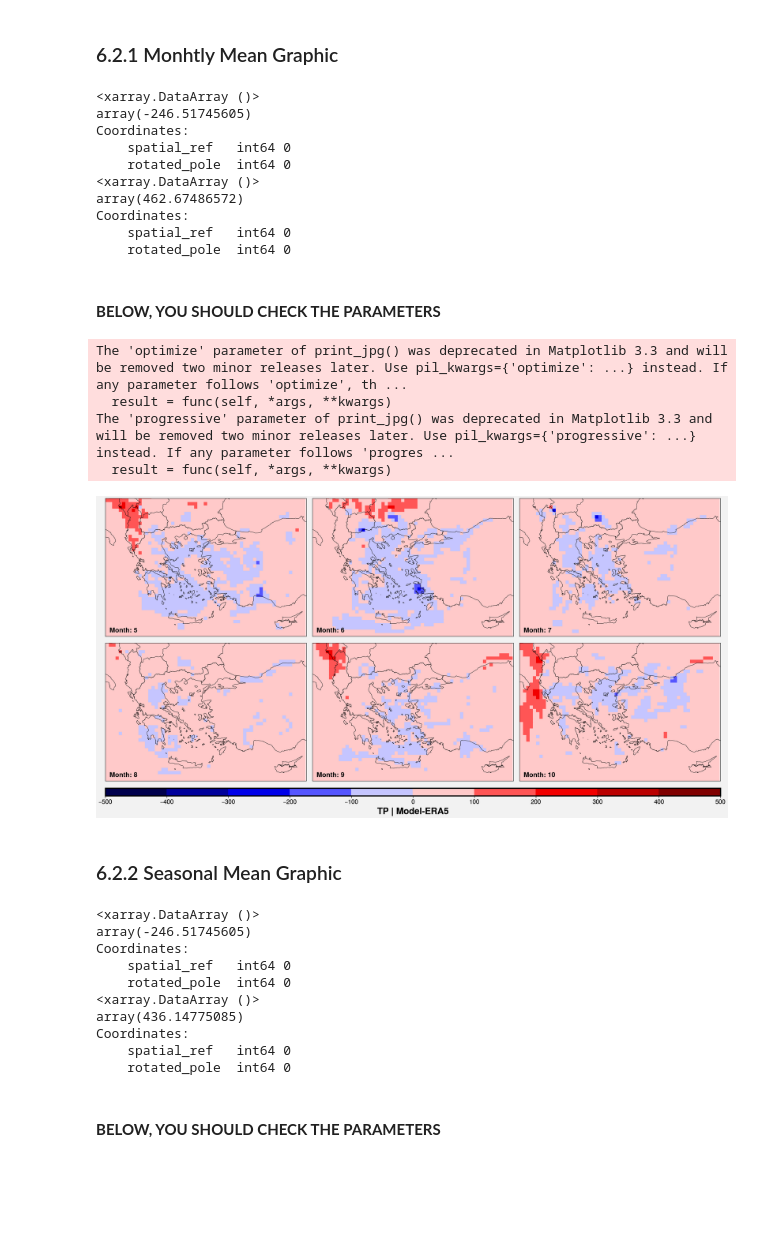
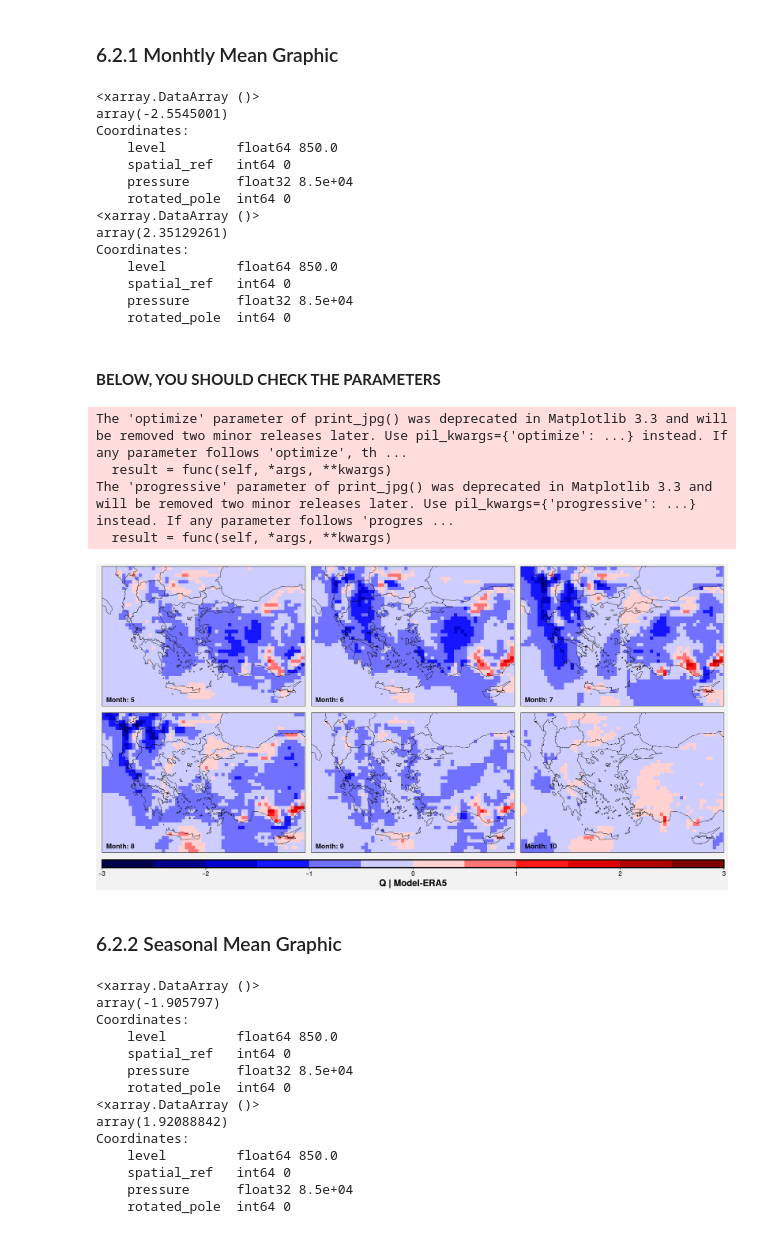
Before and after one commit to donmezkutay/Climate-Modelling-Lesson-Project, a Jupyter notebook: process_2D_graphics.ipynb, the cells around one changed output. Cells and saved outputs as stored; diff of their text form; code cells hidden in the pictures; blank space fills up the shorter version.

```diff
--- a/process_2D_graphics.ipynb
+++ b/process_2D_graphics.ipynb
@@ -40,14 +29,14 @@ The autoreload extension is already loaded. To reload it, use:
 #### **BELOW, YOU SHOULD CHECK THE PARAMETERS**
 # %%
 # Parameters to change ------------
-is_single = True # if single level: True ; if pressure level: False
-model_var = 'TOT_PREC'   # possible for single: PMSL, RELHUM_2M, TOT_PREC, T_2M, U_10M, V_10M
-                     # possible for pressure: FI, RELHUM, T
-era5_var = 'tp' # possible for single: 2t, msl, 10u, 10v
-                # possible for pressure: t, z
+is_single = False # if single level: True ; if pressure level: False
+model_var = 'QV'   # possible for single: PMSL, RELHUM_2M, TOT_PREC, T_2M, U_10M, V_10M
+                     # possible for pressure: FI, RELHUM, T, QV
+era5_var = 'q' # possible for single: 2t, msl, 10u, 10v
+                # possible for pressure: t, z, q
 year = '2013'
-model_level = 'sfc' # sfc or pl
-plevel = 100000 # in Pa (if using model_level=sfc, this must be 100000 (one hundred thousand Pa))
+model_level = 'pl' # sfc or pl
+plevel = 85000 # in Pa (if using model_level=sfc, this must be 100000 (one hundred thousand Pa))
 start_month = 1 # january
 end_month = 12 # december
 
@@ -267,48 +256,55 @@ print(average_bymonth_difference.min())
 print(average_bymonth_difference.max())
 # %% [output]
 <xarray.DataArray ()>
-array(-246.51745605)
+array(-2.5545001)
 Coordinates:
+    level         float64 850.0
     spatial_ref   int64 0
+    pressure      float32 8.5e+04
     rotated_pole  int64 0
 <xarray.DataArray ()>
-array(462.67486572)
+array(2.35129261)
 Coordinates:
+    level         float64 850.0
     spatial_ref   int64 0
+    pressure      float32 8.5e+04
     rotated_pole  int64 0
 # %% [markdown]
 #### **BELOW, YOU SHOULD CHECK THE PARAMETERS**
 # %%
 # Parameters to change (plot) -------------------
 cmap = plt.get_cmap('seismic')
-vmin = -500 # consider lower limit above
-vmax = 500 # consider upper limit above
-norm = BoundaryNorm(np.arange(vmin, vmax+100, 100), ncolors=cmap.N, clip=True)
-ticks = np.arange(vmin, vmax+100, 100)
+vmin = -3 # consider lower limit above
+vmax = 3 # consider upper limit above
+norm_inc = 0.2 # norm increment
+ticks_inc = 0.2 # ticks increment
+
+norm = BoundaryNorm(np.arange(vmin, vmax+norm_inc, norm_inc), ncolors=cmap.N, clip=True)
+ticks = np.arange(vmin, vmax+ticks_inc, ticks_inc)
 # -----------------------
 
 # data
 data_df = average_bymonth_difference.sel(month=slice(5,10))
 
 # graphic features
 fig_array = [[1,2,3],
             [4,5,6],]
 graphic_no = 6
 method='Month'
 difference_method = 'Model-ERA5'
 
 # projection
 crs_data = cartopy.crs.RotatedPole(**crs_parameters)
 
 plot_facet_map(data_df, cmap, vmin, vmax, norm, ticks,
                crs_data, graphic_no, era5_var, model_level,
                plevel, method, difference_method, fig_array)
 # %% [output]
 The 'optimize' parameter of print_jpg() was deprecated in Matplotlib 3.3 and will be removed two minor releases later. Use pil_kwargs={'optimize': ...} instead. If any parameter follows 'optimize', th ...
   result = func(self, *args, **kwargs)
 The 'progressive' parameter of print_jpg() was deprecated in Matplotlib 3.3 and will be removed two minor releases later. Use pil_kwargs={'progressive': ...} instead. If any parameter follows 'progres ...
   result = func(self, *args, **kwargs)
-[figure, old version]
+[figure, new version]
 # %% [markdown]
 ### 6.2.2 Seasonal Mean Graphic
 # %%
@@ -323,15 +319,17 @@ print(season_difference.min())
 print(season_difference.max())
 # %% [output]
 <xarray.DataArray ()>
-array(-246.51745605)
+array(-1.905797)
 Coordinates:
+    level         float64 850.0
     spatial_ref   int64 0
+    pressure      float32 8.5e+04
     rotated_pole  int64 0
 <xarray.DataArray ()>
-array(436.14775085)
+array(1.92088842)
 Coordinates:
+    level         float64 850.0
     spatial_ref   int64 0
+    pressure      float32 8.5e+04
     rotated_pole  int64 0
-# %% [markdown]
-#### **BELOW, YOU SHOULD CHECK THE PARAMETERS**
 # %%
```
Also changed, not shown: parts of 8 cells of this notebook, 10 other files.
